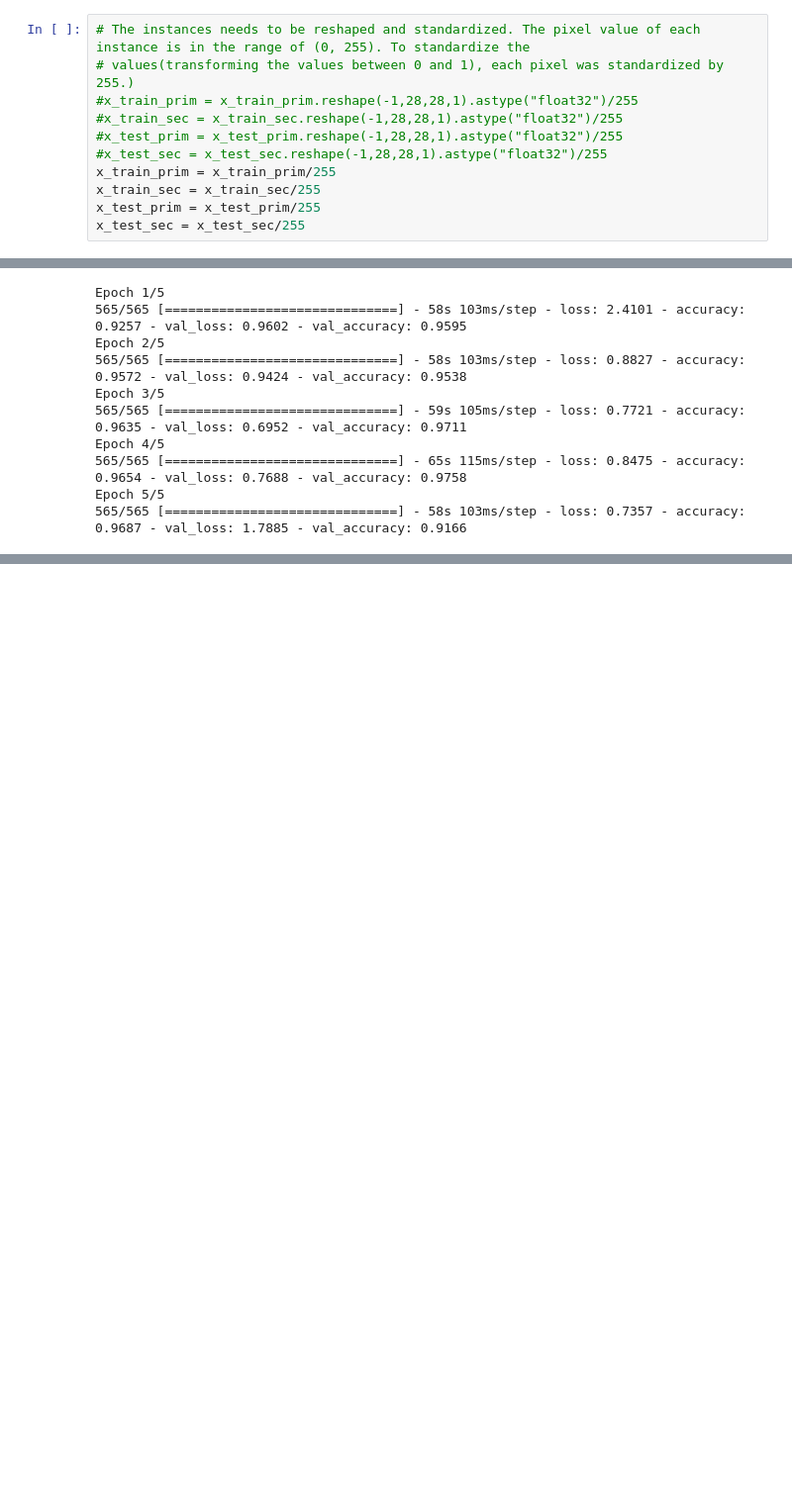
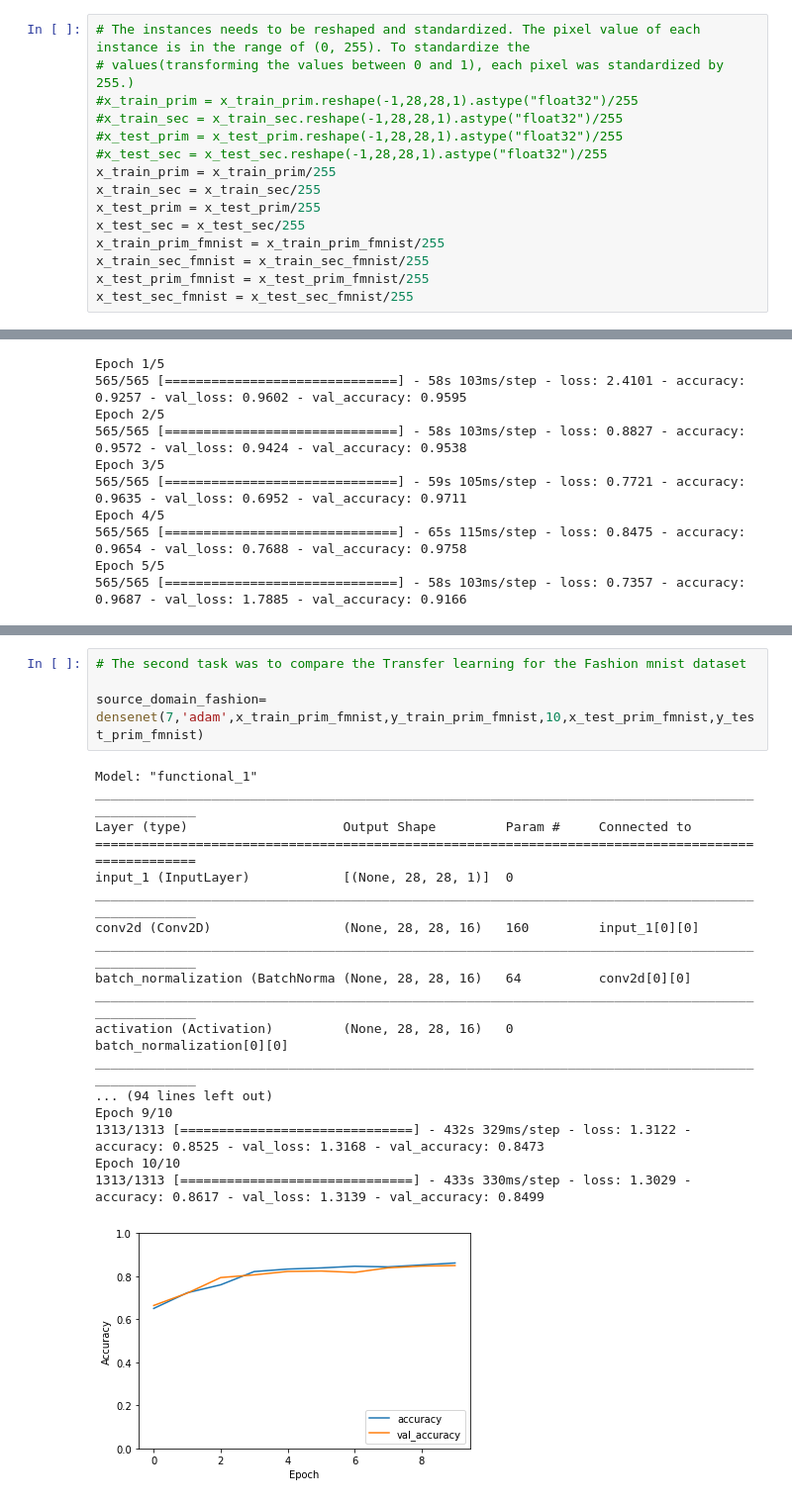
Before and after one commit to rajprasad001/deep_learning_concepts, a Jupyter notebook: Transfer_Learning.ipynb, the cells around one changed output, grey strips where cells are left out. Shown at 99% size. Saved outputs shown, nothing was run; the diff lists cells and outputs as text; blank space fills up the shorter version.

Commit message:
Transfer learning

```diff
--- a/Transfer_Learning.ipynb
+++ b/Transfer_Learning.ipynb
@@ -121,3 +149,7 @@ x_train_prim = x_train_prim/255
 x_train_sec = x_train_sec/255
 x_test_prim = x_test_prim/255
 x_test_sec = x_test_sec/255
+x_train_prim_fmnist = x_train_prim_fmnist/255
+x_train_sec_fmnist = x_train_sec_fmnist/255
+x_test_prim_fmnist = x_test_prim_fmnist/255
+x_test_sec_fmnist = x_test_sec_fmnist/255
@@ -364,0 +313,23 @@ Epoch 4/4
+# %%
+# The second task was to compare the Transfer learning for the Fashion mnist dataset
+
+source_domain_fashion= densenet(7,'adam',x_train_prim_fmnist,y_train_prim_fmnist,10,x_test_prim_fmnist,y_test_prim_fmnist)
+# %% [output]
+Model: "functional_1"
+__________________________________________________________________________________________________
+Layer (type)                    Output Shape         Param #     Connected to
+==================================================================================================
+input_1 (InputLayer)            [(None, 28, 28, 1)]  0
+__________________________________________________________________________________________________
+conv2d (Conv2D)                 (None, 28, 28, 16)   160         input_1[0][0]
+__________________________________________________________________________________________________
+batch_normalization (BatchNorma (None, 28, 28, 16)   64          conv2d[0][0]
+__________________________________________________________________________________________________
+activation (Activation)         (None, 28, 28, 16)   0           batch_normalization[0][0]
+__________________________________________________________________________________________________
+... (94 lines left out)
+Epoch 9/10
+1313/1313 [==============================] - 432s 329ms/step - loss: 1.3122 - accuracy: 0.8525 - val_loss: 1.3168 - val_accuracy: 0.8473
+Epoch 10/10
+1313/1313 [==============================] - 433s 330ms/step - loss: 1.3029 - accuracy: 0.8617 - val_loss: 1.3139 - val_accuracy: 0.8499
+[figure, added]
```
Also changed, not shown: parts of 21 cells of this notebook.
